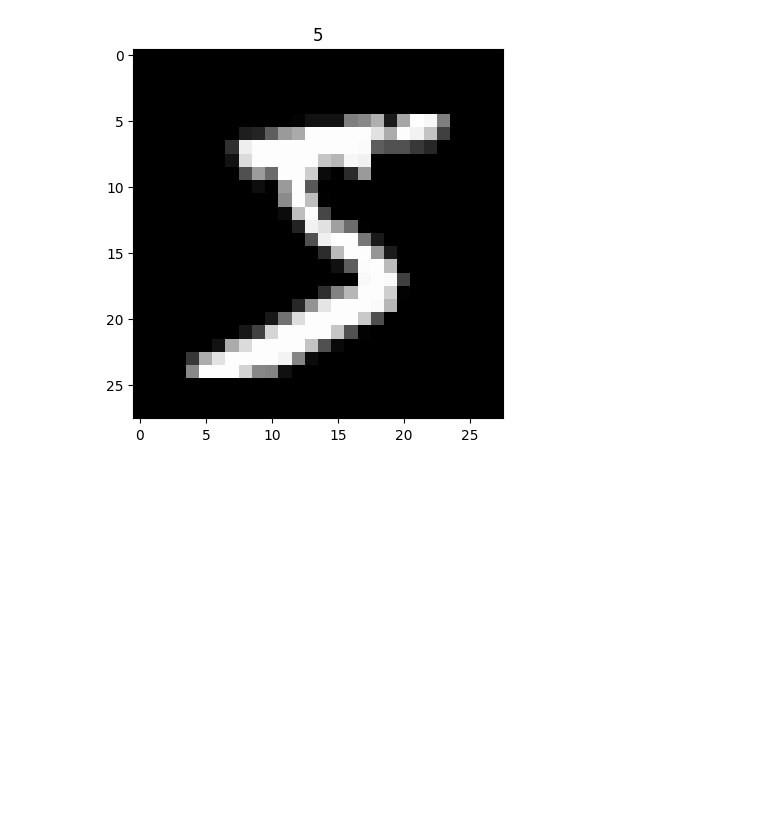
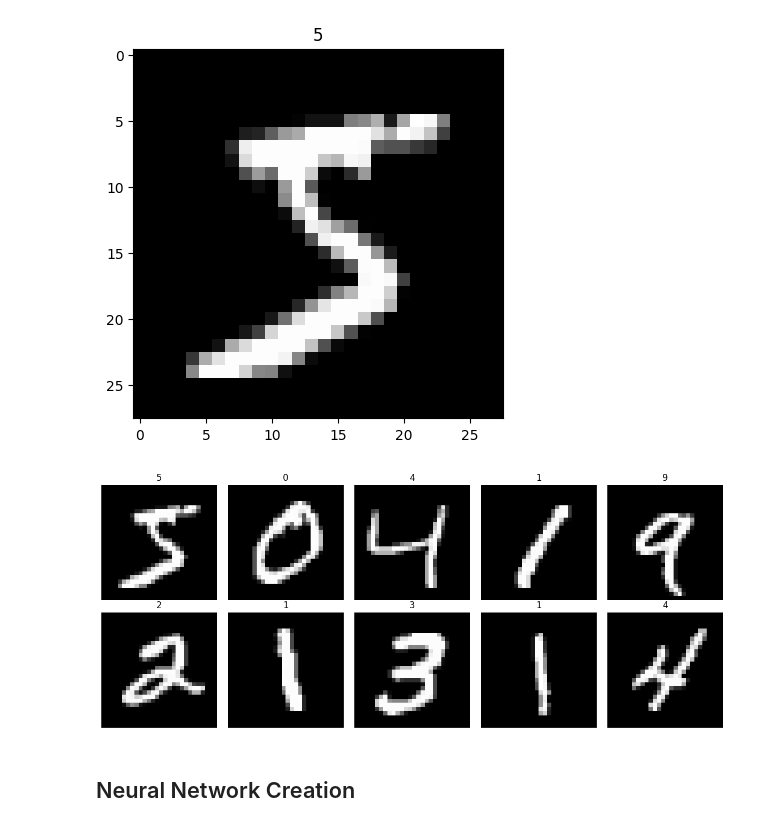
Before and after one commit to Anupazen/UpWork-ML, a Jupyter notebook: CNN_Demo.ipynb, the cells around one changed output. Drawn from its saved outputs; the diff is of its cells as text; code cells hidden in the pictures; blank space fills up the shorter version.

```diff
--- a/CNN_Demo.ipynb
+++ b/CNN_Demo.ipynb
@@ -39,3 +39,18 @@ plt.title(train_data[0][1])
 plt.show()
 # %% [output]
 [figure]
+# %%
+num_images = 10
+fig, axes = plt.subplots(2, 5, figsize=(12, 5))
+
+axes = axes.flatten()
+
+for i in range(num_images):
+    axes[i].imshow(train_data[i][0].squeeze(), cmap='gray')
+    axes[i].set_title(train_data[i][1])
+    axes[i].axis('off')  # Hide axis ticks
+
+plt.tight_layout()
+plt.show()
+# %% [output]
+[figure, added]
@@ -41,0 +63,2 @@ plt.show()
+# %% [markdown]
+## Neural Network Creation
```
Also changed, not shown: parts of 8 cells of this notebook.
